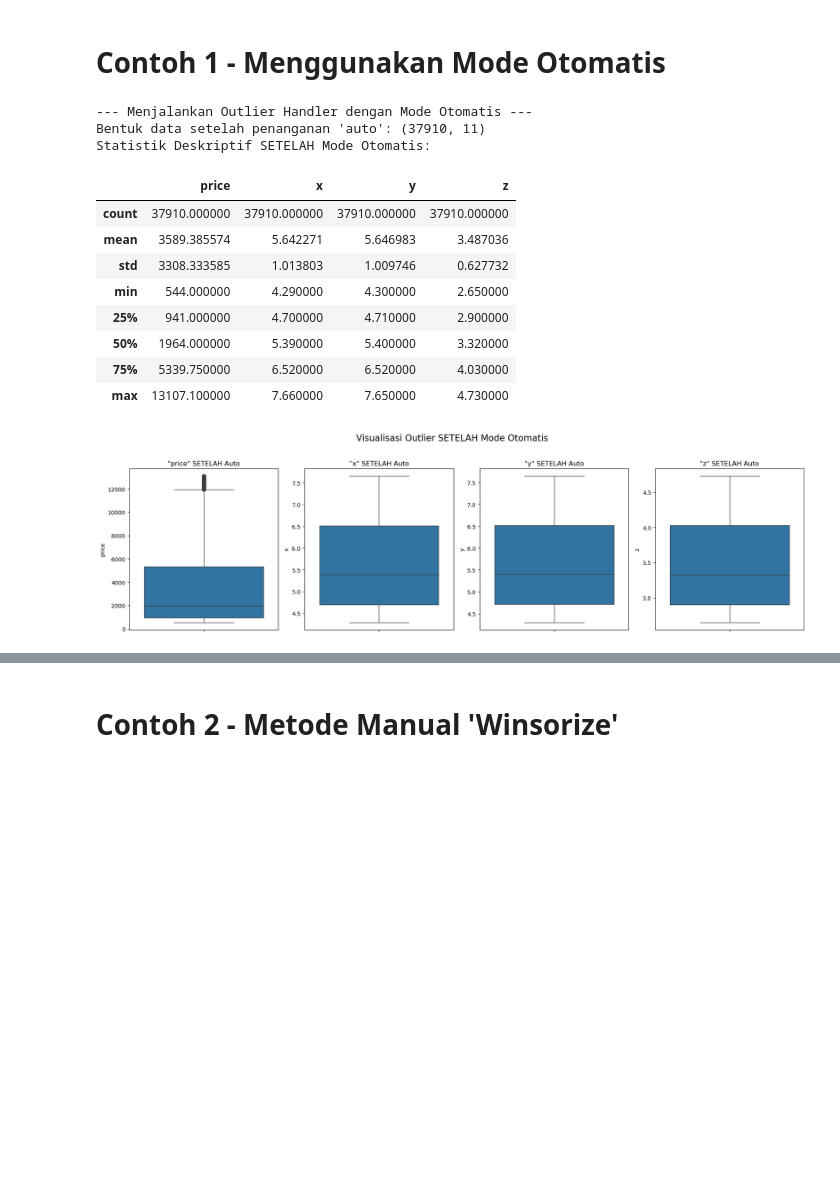
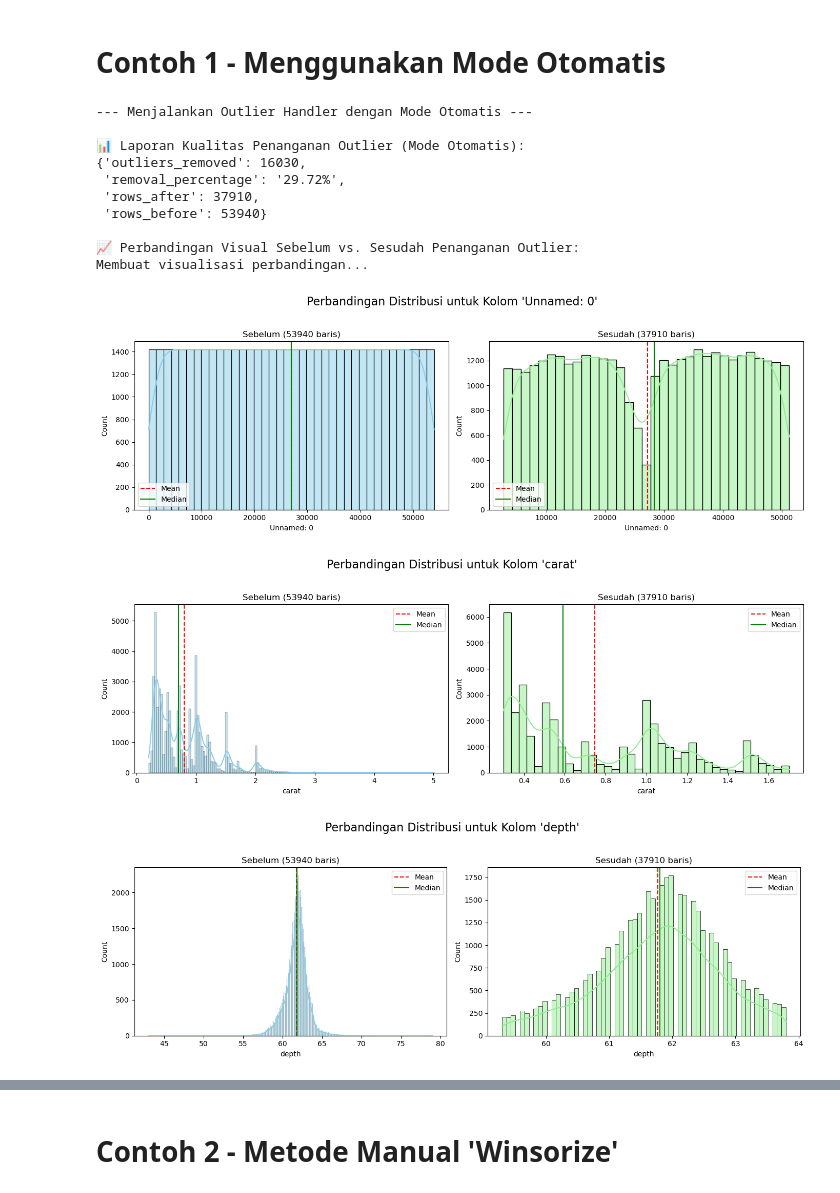
Before and after one commit to bccfilkom/noventis, a Jupyter notebook: examples/outlier_handling.ipynb, the cells around one changed output, grey strips where cells are left out. Drawn from its saved outputs; the diff is of its cells as text; code cells hidden in the pictures; blank space fills up the shorter version.

```diff
--- a/examples/outlier_handling.ipynb
+++ b/examples/outlier_handling.ipynb
@@ -62,38 +62,30 @@ Statistik Deskriptif Awal:
 # Contoh 1 - Menggunakan Mode Otomatis
 # %%
 print("\n--- Menjalankan Outlier Handler dengan Mode Otomatis ---")
+from pprint import pprint
 
-# 1. Inisialisasi handler (mode otomatis adalah default)
-handler_auto = NoventisOutlierHandler()
+handler_auto = NoventisOutlierHandler(default_method='auto')
 
-# 2. Fit dan transform
-df_handled_auto = handler_auto.fit_transform(df_diamonds.copy())
+df_diamonds_copy = df_diamonds.copy()
+df_handled_auto = handler_auto.fit_transform(df_diamonds_copy)
 
-# 3. Verifikasi Hasil
-print(f"Bentuk data setelah penanganan 'auto': {df_handled_auto.shape}")
-print("Statistik Deskriptif SETELAH Mode Otomatis:")
-display(df_handled_auto[cols_to_check].describe())
+print("\n📊 Laporan Kualitas Penanganan Outlier:")
+report_auto = handler_auto.get_quality_report()
+pprint(report_auto)
 
-# Visualisasi SETELAH
-plt.figure(figsize=(18, 5))
-for i, col in enumerate(cols_to_check):
-    plt.subplot(1, len(cols_to_check), i + 1)
-    sb.boxplot(y=df_handled_auto[col])
-    plt.title(f'"{col}" SETELAH Auto')
-plt.suptitle('Visualisasi Outlier SETELAH Mode Otomatis', fontsize=16, y=1.03)
-plt.tight_layout()
-plt.show()
+print("\n📈 Perbandingan Visual Sebelum vs. Sesudah Penanganan Outlier:")
+handler_auto.plot_comparison(max_cols=4)
 # %% [output]
 --- Menjalankan Outlier Handler dengan Mode Otomatis ---
-Bentuk data setelah penanganan 'auto': (37910, 11)
-Statistik Deskriptif SETELAH Mode Otomatis:
+
+📊 Laporan Kualitas Penanganan Outlier (Mode Otomatis):
+{'outliers_removed': 16030,
+ 'removal_percentage': '29.72%',
+ 'rows_after': 37910,
+ 'rows_before': 53940}
+
+📈 Perbandingan Visual Sebelum vs. Sesudah Penanganan Outlier:
+Membuat visualisasi perbandingan...
-|  | price | x | y | z |
-| count | 37910.000000 | 37910.000000 | 37910.000000 | 37910.000000 |
-| mean | 3589.385574 | 5.642271 | 5.646983 | 3.487036 |
-| std | 3308.333585 | 1.013803 | 1.009746 | 0.627732 |
-| min | 544.000000 | 4.290000 | 4.300000 | 2.650000 |
-| 25% | 941.000000 | 4.700000 | 4.710000 | 2.900000 |
-| 50% | 1964.000000 | 5.390000 | 5.400000 | 3.320000 |
-| 75% | 5339.750000 | 6.520000 | 6.520000 | 4.030000 |
-| max | 13107.100000 | 7.660000 | 7.650000 | 4.730000 |
-[figure, old version]
+[figure, new version]
+[figure, added]
+[figure, added]
```
Also changed, not shown: parts of 4 cells of this notebook, 5 other files.
